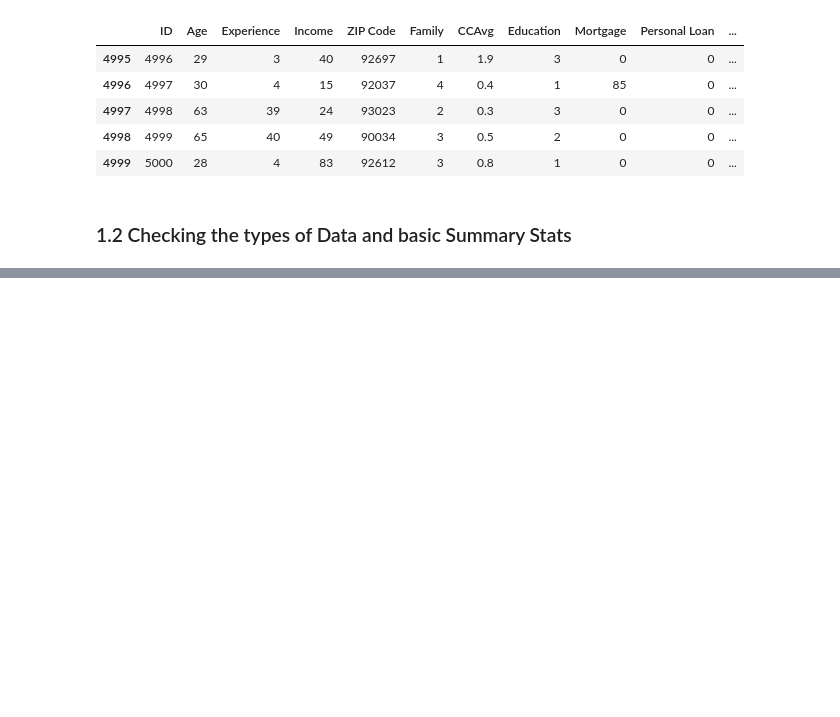
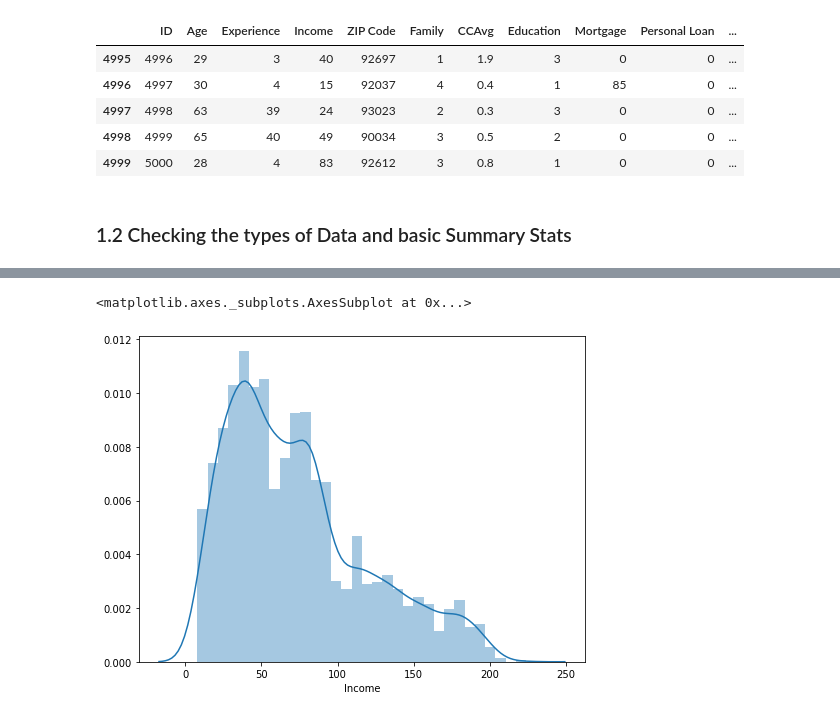
Before and after one commit to Vanshika-30/ML-Project, a Jupyter notebook: Bank_Personal_Loan_Modelling.ipynb, the cells around one changed output, grey strips where cells are left out. Cells and saved outputs as stored; diff of their text form; code cells hidden in the pictures; blank space fills up the shorter version.

```diff
--- a/Bank_Personal_Loan_Modelling.ipynb
+++ b/Bank_Personal_Loan_Modelling.ipynb
@@ -71,0 +276,6 @@ df.describe()
+# %%
+# Right Skewed distribution
+sns.distplot(df.Income)
+# %% [output]
+<matplotlib.axes._subplots.AxesSubplot at 0x...>
+[figure, added]
```
Also changed, not shown: parts of 91 cells of this notebook.
